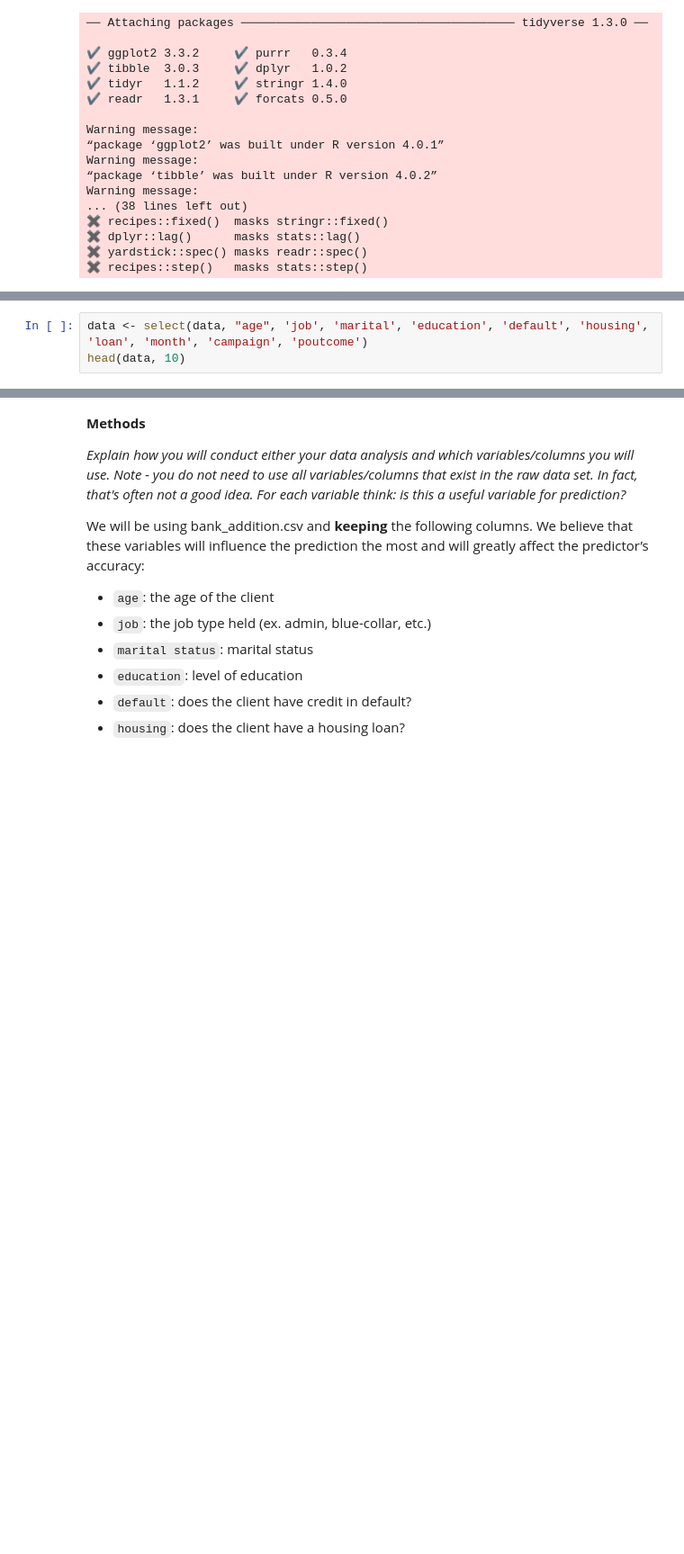
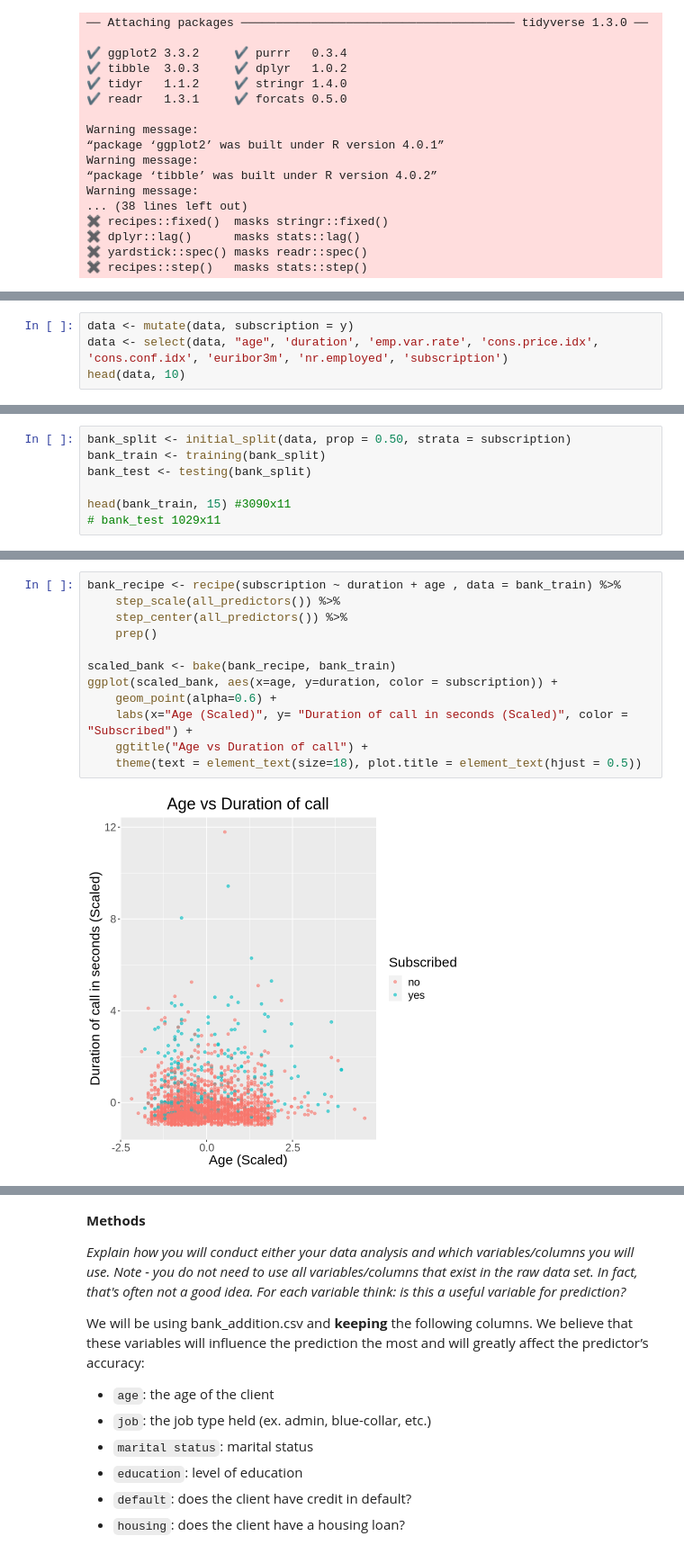
Before and after one commit to darrylmaa/dsci_100_group_project, a Jupyter notebook: project_proposal.ipynb, the cells around one changed output, grey strips where cells are left out. Shown at 90% size. Cells and saved outputs as stored; diff of their text form; blank space fills up the shorter version.

```diff
--- a/project_proposal.ipynb
+++ b/project_proposal.ipynb
@@ -76,3 +74,0 @@ A tibble: 11 × 21
-# %%
-data <- select(data, "age", 'job', 'marital', 'education', 'default', 'housing', 'loan', 'month', 'campaign', 'poutcome')
-head(data, 10)
@@ -92,0 +75,4 @@ A tibble: 10 × 10
+# %%
+data <- mutate(data, subscription = y)
+data <- select(data, "age", 'duration', 'emp.var.rate', 'cons.price.idx', 'cons.conf.idx', 'euribor3m', 'nr.employed', 'subscription')
+head(data, 10)
@@ -92,0 +93,7 @@ A tibble: 10 × 10
+# %%
+bank_split <- initial_split(data, prop = 0.50, strata = subscription)
+bank_train <- training(bank_split)
+bank_test <- testing(bank_split)
+
+head(bank_train, 15) #3090x11
+# bank_test 1029x11
@@ -92,0 +119,14 @@ A tibble: 10 × 10
+# %%
+bank_recipe <- recipe(subscription ~ duration + age , data = bank_train) %>%
+    step_scale(all_predictors()) %>%
+    step_center(all_predictors()) %>%
+    prep()
+
+scaled_bank <- bake(bank_recipe, bank_train)
+ggplot(scaled_bank, aes(x=age, y=duration, color = subscription)) +
+    geom_point(alpha=0.6) +
+    labs(x="Age (Scaled)", y= "Duration of call in seconds (Scaled)", color = "Subscribed") +
+    ggtitle("Age vs Duration of call") +
+    theme(text = element_text(size=18), plot.title = element_text(hjust = 0.5))
+# %% [output]
+[figure, added]
```
Also changed, not shown: parts of 5 cells of this notebook.
